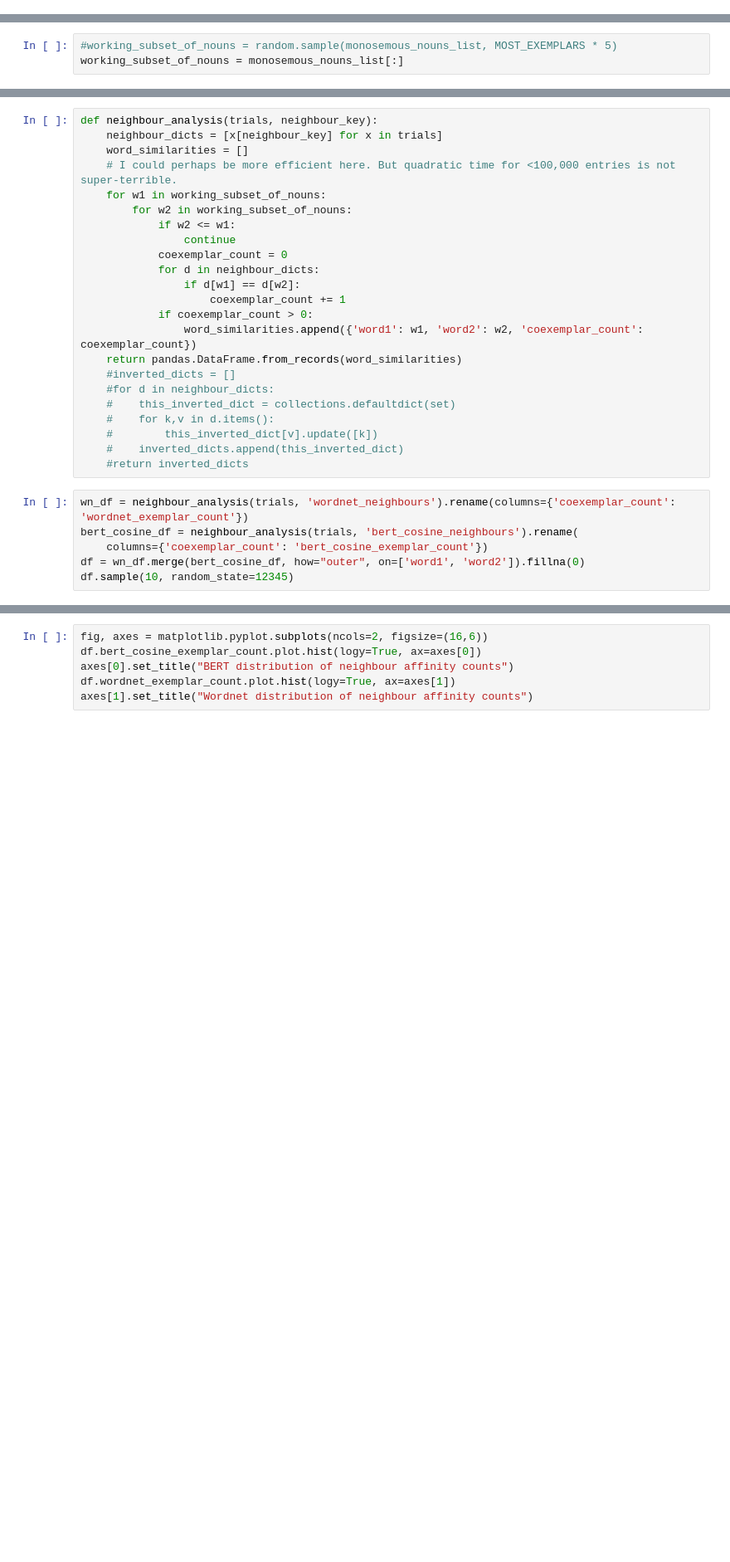
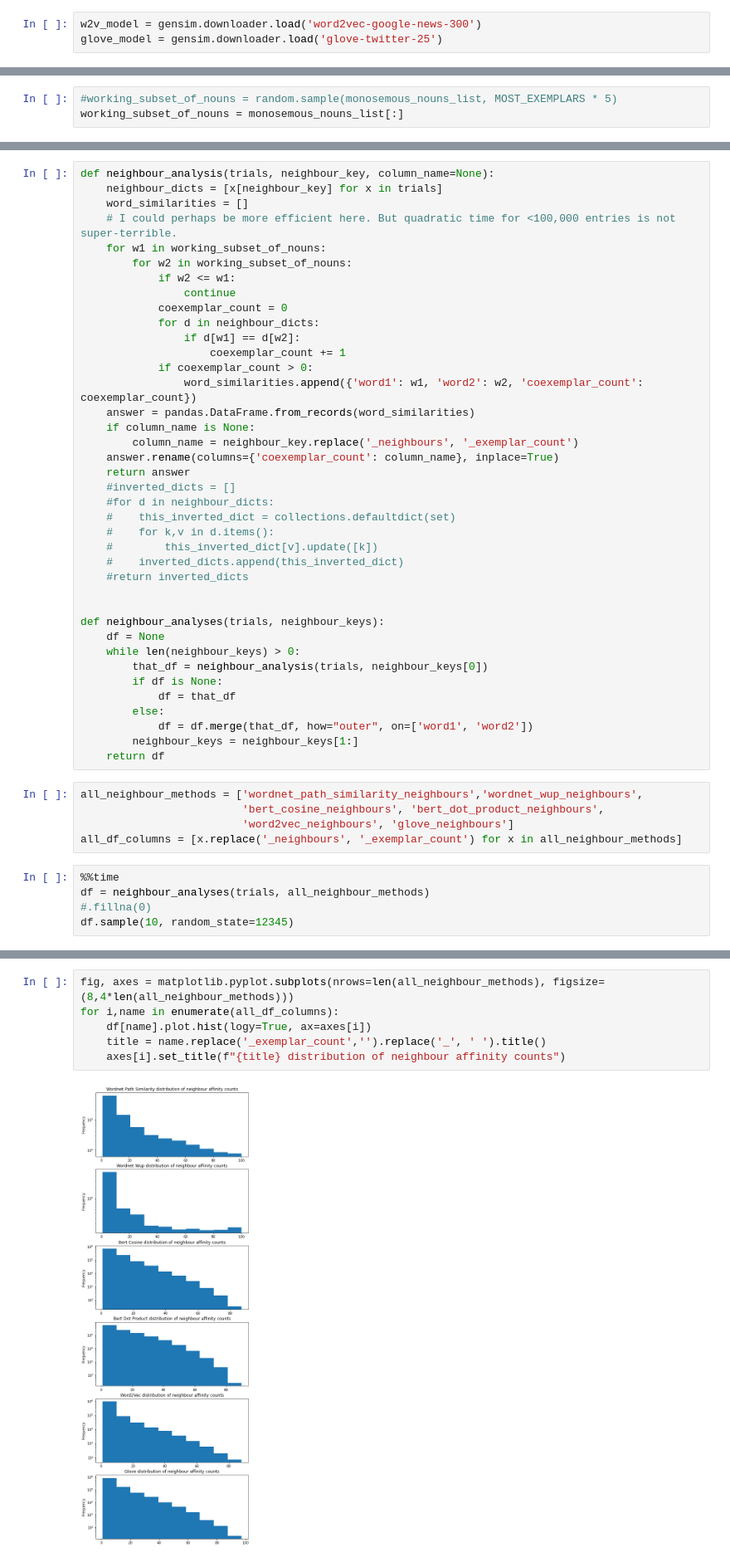
Before and after one commit to solresol/cross-embedding-clustering, a Jupyter notebook: embeddings-experiment.ipynb, the cells around one changed output, grey strips where cells are left out. Shown at 83% size. Saved outputs shown, nothing was run; the diff lists cells and outputs as text; blank space fills up the shorter version.

```diff
--- a/embeddings-experiment.ipynb
+++ b/embeddings-experiment.ipynb
@@ -70,0 +128,3 @@ model = BertModel.from_pretrained('bert-base-uncased', output_hidden_states = Tr
+# %%
+w2v_model = gensim.downloader.load('word2vec-google-news-300')
+glove_model = gensim.downloader.load('glove-twitter-25')
@@ -142,5 +312,5 @@ pandas.Series([x['exemplar_count'] for x in trials]).plot.hist(title="Number of
 # %%
-def neighbour_analysis(trials, neighbour_key):
+def neighbour_analysis(trials, neighbour_key, column_name=None):
     neighbour_dicts = [x[neighbour_key] for x in trials]
     word_similarities = []
     # I could perhaps be more efficient here. But quadratic time for <100,000 entries is not super-terrible.
@@ -154,7 +324,11 @@ def neighbour_analysis(trials, neighbour_key):
                     coexemplar_count += 1
             if coexemplar_count > 0:
                 word_similarities.append({'word1': w1, 'word2': w2, 'coexemplar_count': coexemplar_count})
-    return pandas.DataFrame.from_records(word_similarities)
+    answer = pandas.DataFrame.from_records(word_similarities)
+    if column_name is None:
+        column_name = neighbour_key.replace('_neighbours', '_exemplar_count')
+    answer.rename(columns={'coexemplar_count': column_name}, inplace=True)
+    return answer
     #inverted_dicts = []
     #for d in neighbour_dicts:
     #    this_inverted_dict = collections.defaultdict(set)
@@ -162,9 +336,25 @@ def neighbour_analysis(trials, neighbour_key):
     #        this_inverted_dict[v].update([k])
     #    inverted_dicts.append(this_inverted_dict)
     #return inverted_dicts
+
+
+def neighbour_analyses(trials, neighbour_keys):
+    df = None
+    while len(neighbour_keys) > 0:
+        that_df = neighbour_analysis(trials, neighbour_keys[0])
+        if df is None:
+            df = that_df
+        else:
+            df = df.merge(that_df, how="outer", on=['word1', 'word2'])
+        neighbour_keys = neighbour_keys[1:]
+    return df
+# %%
+all_neighbour_methods = ['wordnet_path_similarity_neighbours','wordnet_wup_neighbours',
+                         'bert_cosine_neighbours', 'bert_dot_product_neighbours',
+                         'word2vec_neighbours', 'glove_neighbours']
+all_df_columns = [x.replace('_neighbours', '_exemplar_count') for x in all_neighbour_methods]
 # %%
-wn_df = neighbour_analysis(trials, 'wordnet_neighbours').rename(columns={'coexemplar_count': 'wordnet_exemplar_count'})
-bert_cosine_df = neighbour_analysis(trials, 'bert_cosine_neighbours').rename(
-    columns={'coexemplar_count': 'bert_cosine_exemplar_count'})
-df = wn_df.merge(bert_cosine_df, how="outer", on=['word1', 'word2']).fillna(0)
+%%time
+df = neighbour_analyses(trials, all_neighbour_methods)
+#.fillna(0)
 df.sample(10, random_state=12345)
@@ -171,6 +377,8 @@ df.sample(10, random_state=12345)
 # %%
-fig, axes = matplotlib.pyplot.subplots(ncols=2, figsize=(16,6))
-df.bert_cosine_exemplar_count.plot.hist(logy=True, ax=axes[0])
-axes[0].set_title("BERT distribution of neighbour affinity counts")
-df.wordnet_exemplar_count.plot.hist(logy=True, ax=axes[1])
-axes[1].set_title("Wordnet distribution of neighbour affinity counts")
+fig, axes = matplotlib.pyplot.subplots(nrows=len(all_neighbour_methods), figsize=(8,4*len(all_neighbour_methods)))
+for i,name in enumerate(all_df_columns):
+    df[name].plot.hist(logy=True, ax=axes[i])
+    title = name.replace('_exemplar_count','').replace('_', ' ').title()
+    axes[i].set_title(f"{title} distribution of neighbour affinity counts")
+# %% [output]
+[figure, added]
```
Also changed, not shown: parts of 39 cells of this notebook.
